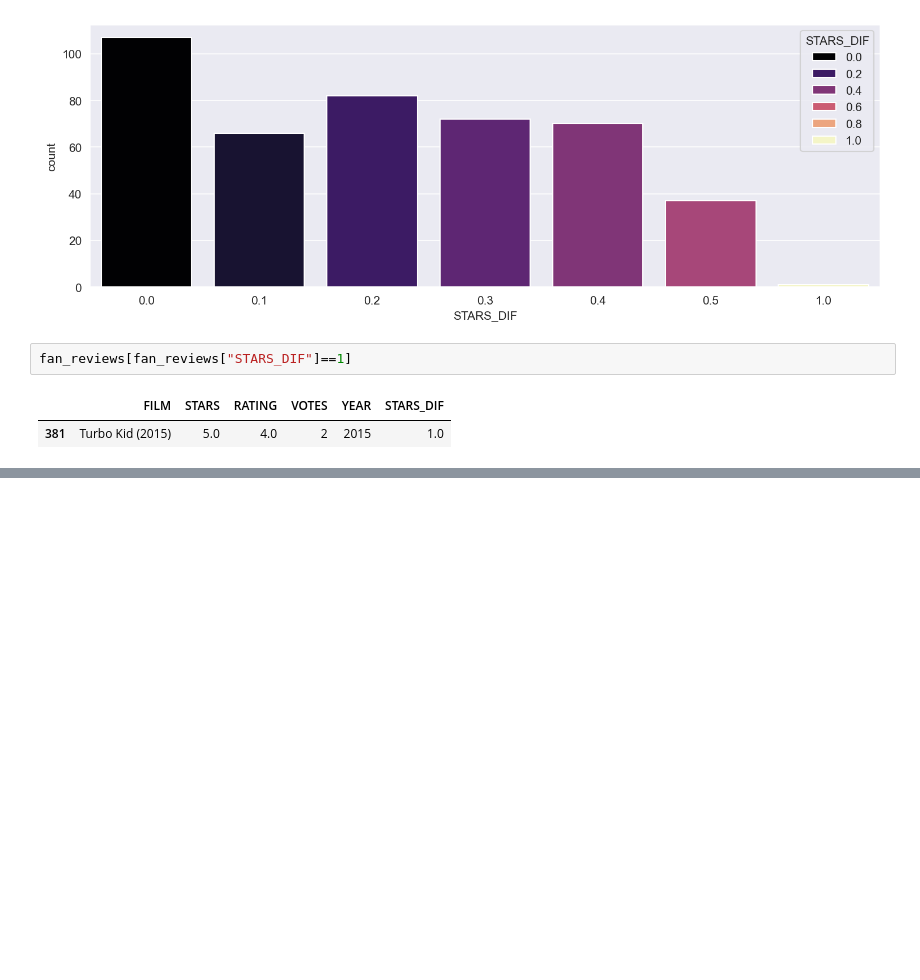
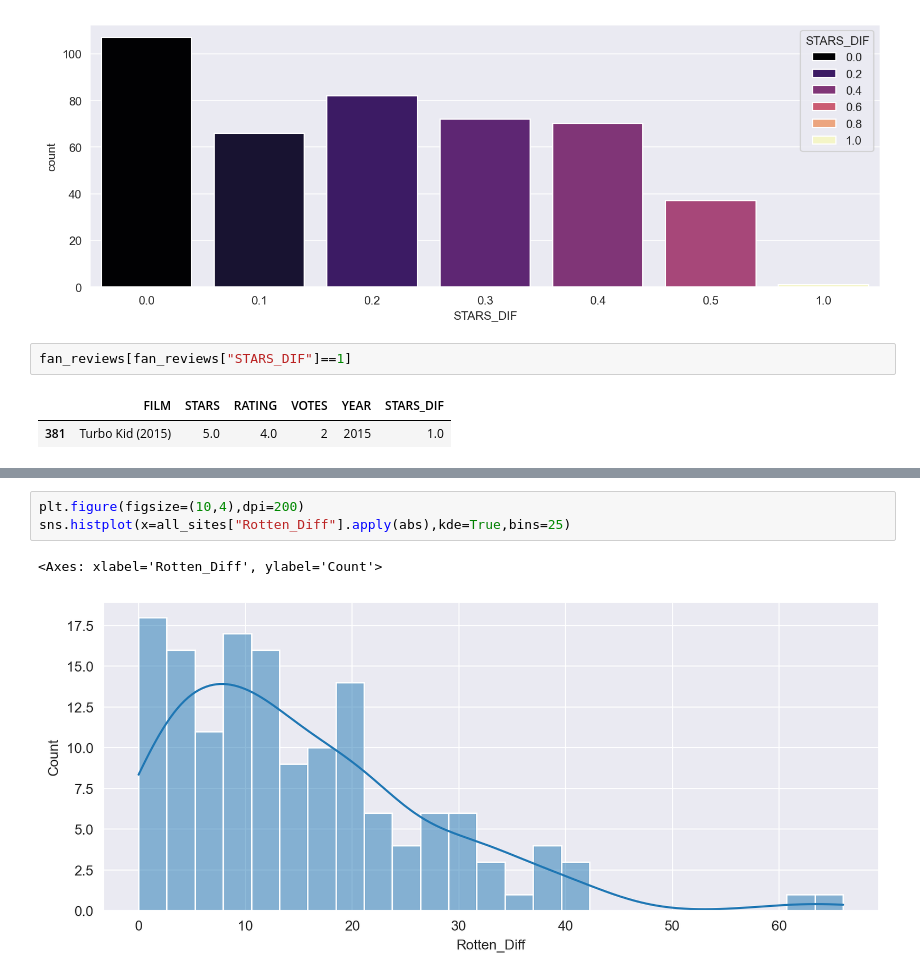
Before and after one commit to mlkbrv/FandangoDataVisualisation, a Jupyter notebook: sample.ipynb, the cells around one changed output, grey strips where cells are left out. Drawn from its saved outputs; the diff is of its cells as text; blank space fills up the shorter version.

```diff
--- a/sample.ipynb
+++ b/sample.ipynb
@@ -147,0 +209,6 @@ fan_reviews[fan_reviews["STARS_DIF"]==1]
+# %%
+plt.figure(figsize=(10,4),dpi=200)
+sns.histplot(x=all_sites["Rotten_Diff"].apply(abs),kde=True,bins=25)
+# %% [output]
+<Axes: xlabel='Rotten_Diff', ylabel='Count'>
+[figure, added]
```
Also changed, not shown: parts of 14 cells of this notebook.
